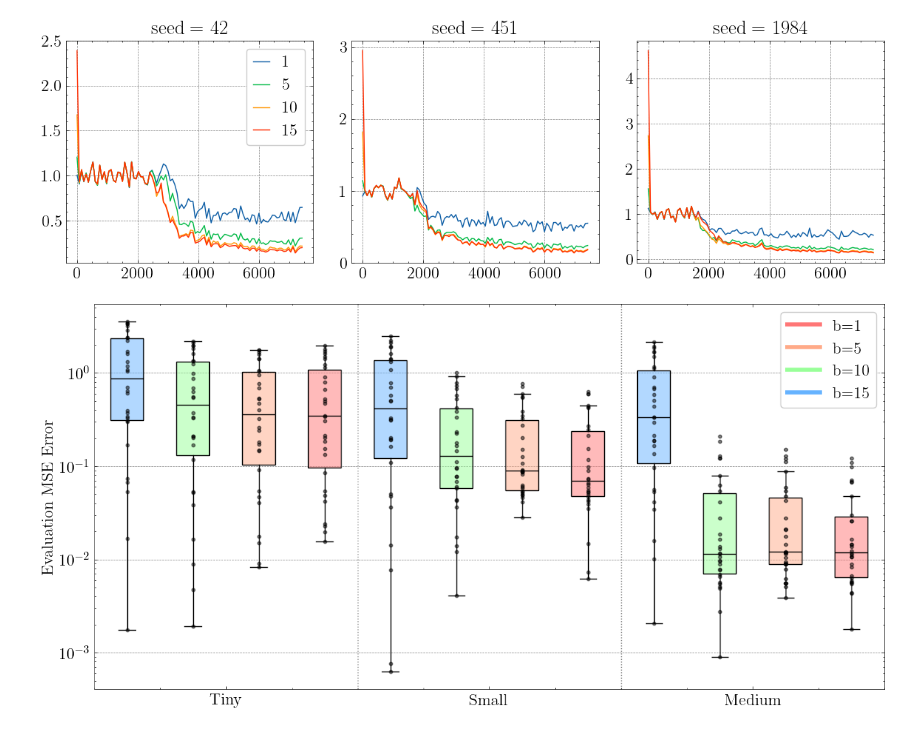
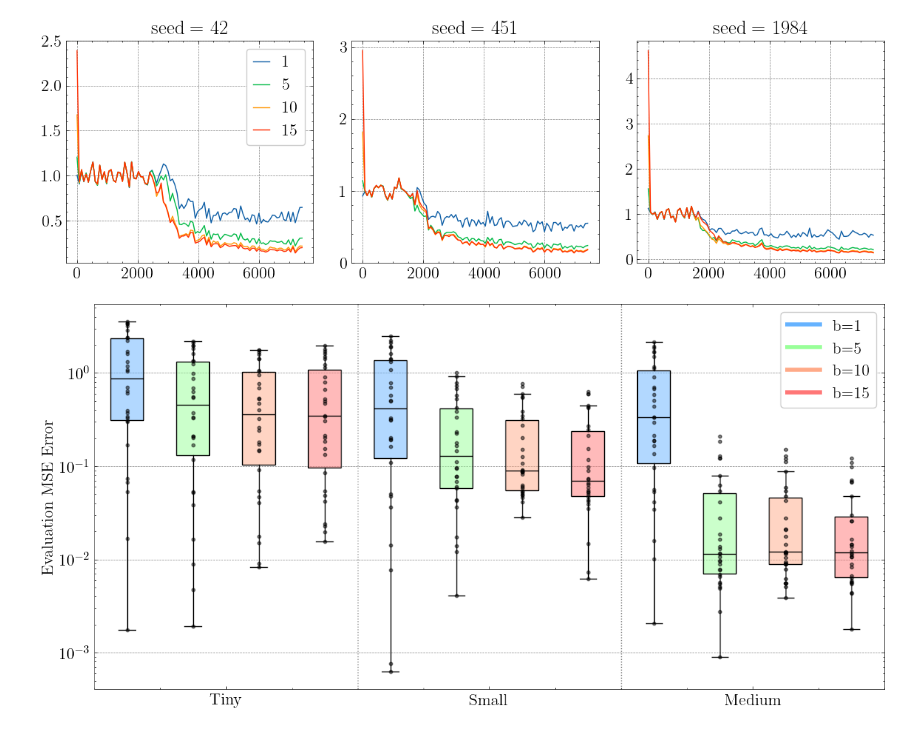
Before and after one commit to DaniilLaptev/TBankFoundations, a Jupyter notebook: results/experiment 1/analysis.ipynb, the cells around one changed output. Drawn from its saved outputs; the diff is of its cells as text; code cells hidden in the pictures.

Commit message:
changed reversed colors in boxplot

```diff
--- a/results/experiment 1/analysis.ipynb
+++ b/results/experiment 1/analysis.ipynb
@@ -140,32 +140,32 @@ for i, patch in enumerate(box['boxes']):
 
     r, g, b, a = patch.get_facecolor()
     patch.set_facecolor((r, g, b, 0.5))
 
     data = boxplot_data[i]
     y = np.random.normal(i + 1, 0.0, size=len(data))
     plt.scatter(y, data, alpha = 0.5, color = 'black', s = 10, zorder = 2)
 
 for median in box['medians']:
     median.set_color('black')
 
 # Adding legend
-handles = [plt.Line2D([0], [0], color=colors[i], lw=4) for i in range(len(bs))][::-1]
+handles = [plt.Line2D([0], [0], color=colors[i], lw=4) for i in range(len(bs))]
 labels_legend = [f'b={b}' for b in [1, 5, 10, 15]]
 plt.legend(handles, labels_legend, loc='upper right', ncol=1)
 
 # Set x-ticks and labels
 plt.xticks([2.5, 6.5, 10.5], ['Medium', 'Small', 'Tiny'][::-1], rotation = 0)
 plt.ylabel('Evaluation MSE Error')
 plt.grid(False, axis='x')
 
 plt.axvline(4.5, 0, alpha = 0.5, color = 'black', linestyle = ':')
 plt.axvline(8.5, 0, alpha = 0.5, color = 'black', linestyle = ':')
 
 plt.yscale('log')
 
 # Show the plot
 plt.tight_layout()
 plt.savefig('./performance 1.svg')
 plt.show()
 # %% [output]
-[figure, old version]
+[figure, new version]
```
Also changed, not shown: 1 other file.
